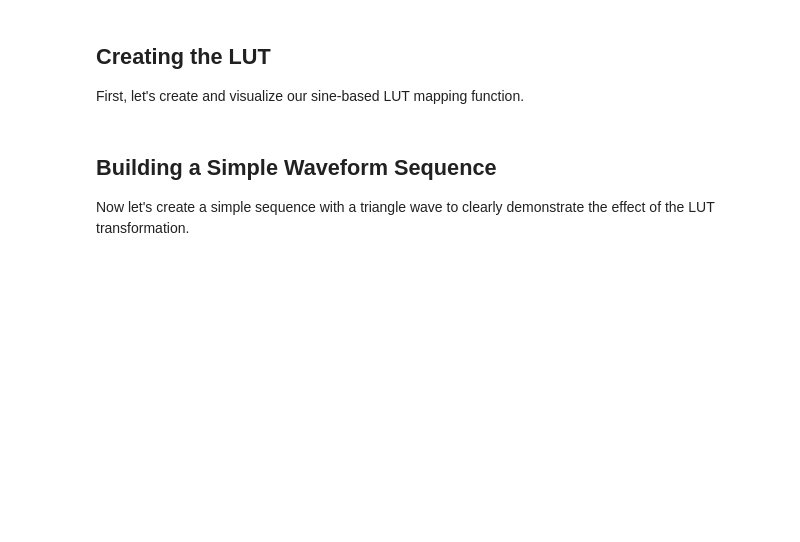
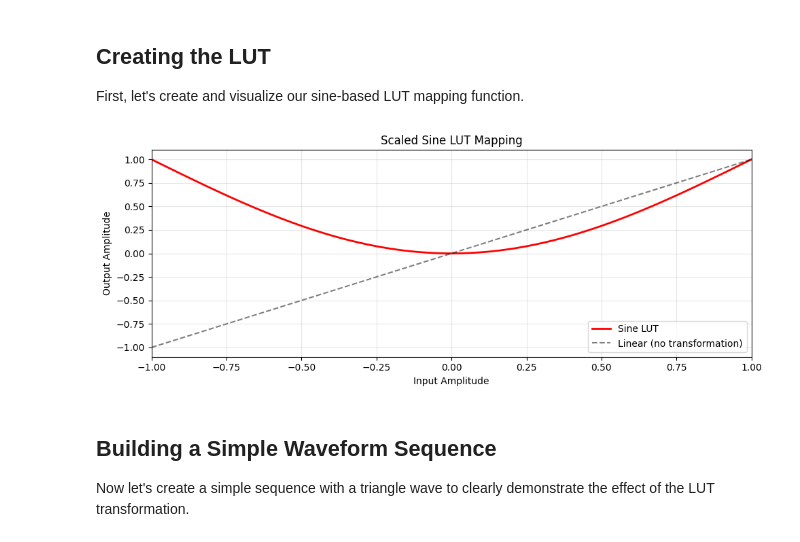
Before and after one commit to QCoDeS/broadbean, a Jupyter notebook: docs/examples/Amplitude_LUT_Example.ipynb, the cells around one changed output. Saved outputs shown, nothing was run; the diff lists cells and outputs as text; code cells hidden in the pictures; blank space fills up the shorter version.

Commit message:
Update example

```diff
--- a/docs/examples/Amplitude_LUT_Example.ipynb
+++ b/docs/examples/Amplitude_LUT_Example.ipynb
@@ -38,45 +40,32 @@ First, let's create and visualize our sine-based LUT mapping function.
 # %%
 # Create LUT input values (the "x" values)
 # These represent the normalized amplitude values from the waveform
 n_points = 101  # Number of points in the LUT
 lut_input = np.linspace(-1, 1, n_points)
 
 # Create LUT output values using sine function from 0 to pi
-# Map input range [-1, 1] to [0, pi]
-theta = np.pi * (lut_input + 1) / 2  # Maps -1->0, 0->pi/2, 1->pi
-lut_output = np.sin(theta)
-
-# Scale the output to span from -1 to 1 (centered around the peak)
-# For this example, we'll map to [-1, 1] range for better visualization
-lut_output_scaled = 2 * lut_output - 1  # Now ranges from -1 to 1 with peak at input=0
+# Map input range [-1, 1] to [-pi, pi]
+theta = np.pi * lut_input / 2
+lut_output = 1-np.cos(theta)
 
 # Visualize the LUT
-fig, axes = plt.subplots(1, 2, figsize=(12, 4))
-
-# Plot 1: The raw sine mapping
-axes[0].plot(lut_input, lut_output, 'b-', linewidth=2)
-axes[0].plot(lut_input, lut_input * 0.5 + 0.5, 'k--', alpha=0.5, label='Linear (for reference)')
-axes[0].set_xlabel('Input Amplitude')
-axes[0].set_ylabel('Output Amplitude')
-axes[0].set_title('Sine LUT Mapping (0 to π)')
-axes[0].legend()
-axes[0].grid(True, alpha=0.3)
-axes[0].set_xlim(-1, 1)
-axes[0].set_ylim(-0.1, 1.1)
+fig = plt.figure()
 
 # Plot 2: The scaled version
-axes[1].plot(lut_input, lut_output_scaled, 'r-', linewidth=2, label='Sine LUT')
-axes[1].plot(lut_input, lut_input, 'k--', alpha=0.5, label='Linear (no transformation)')
-axes[1].set_xlabel('Input Amplitude')
-axes[1].set_ylabel('Output Amplitude')
-axes[1].set_title('Scaled Sine LUT Mapping')
-axes[1].legend()
-axes[1].grid(True, alpha=0.3)
-axes[1].set_xlim(-1, 1)
-axes[1].set_ylim(-1.1, 1.1)
+plt.plot(lut_input, lut_output, 'r-', linewidth=2, label='Sine LUT')
+plt.plot(lut_input, lut_input, 'k--', alpha=0.5, label='Linear (no transformation)')
+plt.xlabel('Input Amplitude')
+plt.ylabel('Output Amplitude')
+plt.title('Scaled Sine LUT Mapping')
+plt.legend()
+plt.grid(True, alpha=0.3)
+plt.xlim(-1, 1)
+plt.ylim(-1.1, 1.1)
 
 plt.tight_layout()
 plt.show()
+# %% [output]
+[figure, added]
 # %% [markdown]
 ## Building a Simple Waveform Sequence
 
```
Also changed, not shown: parts of 5 cells of this notebook.
